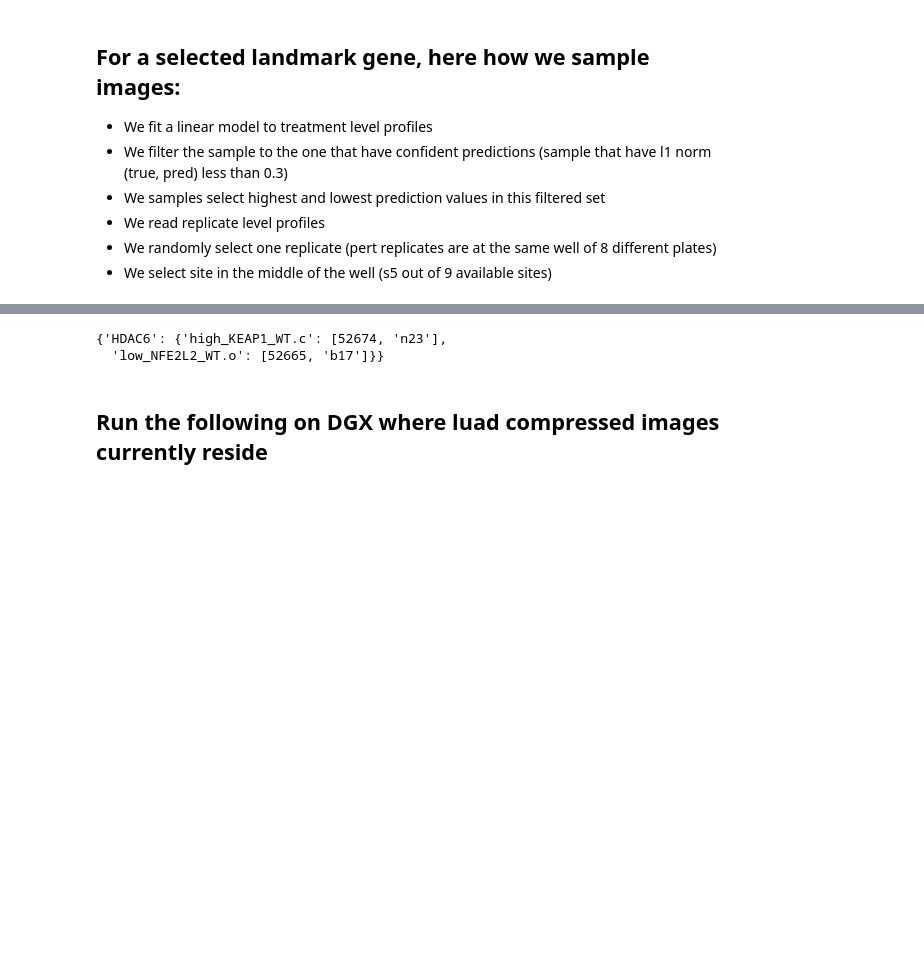
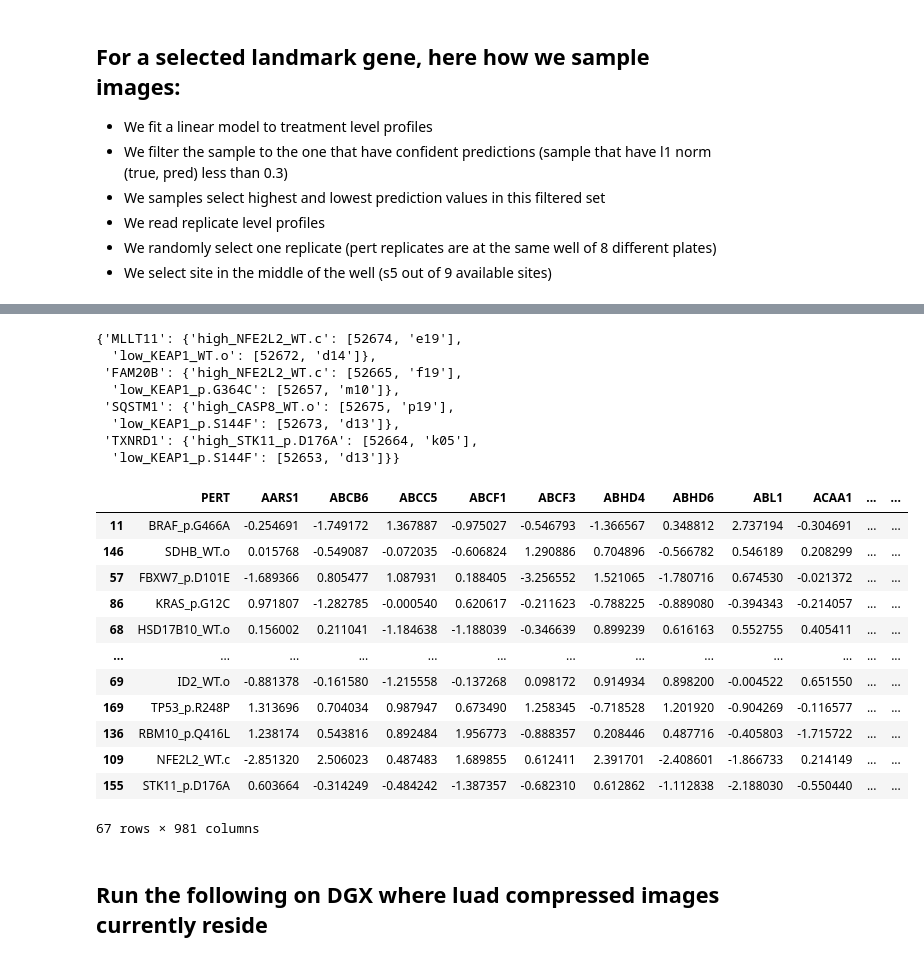
Before and after one commit to carpenter-singh-lab/2022_Haghighi_NatureMethods, a Jupyter notebook: App1.single_feature_prediction/lookup_luad_images.ipynb, the cells around one changed output, grey strips where cells are left out. Cells and saved outputs as stored; diff of their text form; code cells hidden in the pictures; blank space fills up the shorter version.

```diff
--- a/App1.single_feature_prediction/lookup_luad_images.ipynb
+++ b/App1.single_feature_prediction/lookup_luad_images.ipynb
@@ -105,8 +126,50 @@ for g in luad_genes_to_inspect_ims:
 # %%
+luad_genes_to_inspect_ims=['MLLT11','FAM20B','SQSTM1','TXNRD1']
+l1k_2=l1k.copy()
+for g in luad_genes_to_inspect_ims:
+    model = linear_model.Lasso(alpha=0.02)
+    model.fit(cp[cp_features],l1k[g])
+    y_pred=model.predict(cp[cp_features])
+    l1k_2['pred']=y_pred
+    l1k_2['diff']=abs(l1k_2['pred']-l1k[g])
+#     l1k_2[l1k_2['diff']<0.3]
+    pert_to_vis_max=l1k_2[l1k_2['diff']<0.3].sort_values(by=['pred'],ascending=False)[:10].PERT.values[0]
+    p,w=cp_data_repLevel[cp_data_repLevel['x_mutation_status']==pert_to_vis_max].sample(1)[['Metadata_Plate','Metadata_Well']].values[0]
+    dict_imag_lookup[g]={}
+    dict_imag_lookup[g]['high_'+pert_to_vis_max]=[p,w]
+    pert_to_vis_min=l1k_2[l1k_2['diff']<0.3].sort_values(by=['pred'],ascending=False)[-1:].PERT.values[0]
+    p,w=cp_data_repLevel[cp_data_repLevel['x_mutation_status']==pert_to_vis_min].sample(1)[['Metadata_Plate','Metadata_Well']].values[0]
+    dict_imag_lookup[g]['low_'+pert_to_vis_min]=[p,w]
+#     print(g,pert_to_vis_max,pert_to_vis_min)
 dict_imag_lookup
 # %% [output]
-{'HDAC6': {'high_KEAP1_WT.c': [52674, 'n23'],
-  'low_NFE2L2_WT.o': [52665, 'b17']}}
+{'MLLT11': {'high_NFE2L2_WT.c': [52674, 'e19'],
+  'low_KEAP1_WT.o': [52672, 'd14']},
+ 'FAM20B': {'high_NFE2L2_WT.c': [52665, 'f19'],
+  'low_KEAP1_p.G364C': [52657, 'm10']},
+ 'SQSTM1': {'high_CASP8_WT.o': [52675, 'p19'],
+  'low_KEAP1_p.S144F': [52673, 'd13']},
+ 'TXNRD1': {'high_STK11_p.D176A': [52664, 'k05'],
+  'low_KEAP1_p.S144F': [52653, 'd13']}}
+# %%
+# cp_data_repLevel[cp_data_repLevel['x_mutation_status']==pert_to_vis_max]
+# l1k_2[l1k_2['diff']<0.1].sort_values(by=['pred'],ascending=False).PERT.values
+# l1k_2[l1k_2['diff']<0.1].sort_values(by=['pred'],ascending=False)[:10].sample(1)
+l1k_2[l1k_2['diff']<0.2].sort_values(by=['pred'],ascending=True)
+# %% [output]
+|  | PERT | AARS1 | ABCB6 | ABCC5 | ABCF1 | ABCF3 | ABHD4 | ABHD6 | ABL1 | ACAA1 | ... | ... |
+| 11 | BRAF_p.G466A | -0.254691 | -1.749172 | 1.367887 | -0.975027 | -0.546793 | -1.366567 | 0.348812 | 2.737194 | -0.304691 | ... | ... |
+| 146 | SDHB_WT.o | 0.015768 | -0.549087 | -0.072035 | -0.606824 | 1.290886 | 0.704896 | -0.566782 | 0.546189 | 0.208299 | ... | ... |
+| 57 | FBXW7_p.D101E | -1.689366 | 0.805477 | 1.087931 | 0.188405 | -3.256552 | 1.521065 | -1.780716 | 0.674530 | -0.021372 | ... | ... |
+| 86 | KRAS_p.G12C | 0.971807 | -1.282785 | -0.000540 | 0.620617 | -0.211623 | -0.788225 | -0.889080 | -0.394343 | -0.214057 | ... | ... |
+| 68 | HSD17B10_WT.o | 0.156002 | 0.211041 | -1.184638 | -1.188039 | -0.346639 | 0.899239 | 0.616163 | 0.552755 | 0.405411 | ... | ... |
+| ... | ... | ... | ... | ... | ... | ... | ... | ... | ... | ... | ... | ... |
+| 69 | ID2_WT.o | -0.881378 | -0.161580 | -1.215558 | -0.137268 | 0.098172 | 0.914934 | 0.898200 | -0.004522 | 0.651550 | ... | ... |
+| 169 | TP53_p.R248P | 1.313696 | 0.704034 | 0.987947 | 0.673490 | 1.258345 | -0.718528 | 1.201920 | -0.904269 | -0.116577 | ... | ... |
+| 136 | RBM10_p.Q416L | 1.238174 | 0.543816 | 0.892484 | 1.956773 | -0.888357 | 0.208446 | 0.487716 | -0.405803 | -1.715722 | ... | ... |
+| 109 | NFE2L2_WT.c | -2.851320 | 2.506023 | 0.487483 | 1.689855 | 0.612411 | 2.391701 | -2.408601 | -1.866733 | 0.214149 | ... | ... |
+| 155 | STK11_p.D176A | 0.603664 | -0.314249 | -0.484242 | -1.387357 | -0.682310 | 0.612862 | -1.112838 | -2.188030 | -0.550440 | ... | ... |
+67 rows × 981 columns
 # %% [markdown]
 ## Run the following on DGX where luad compressed images currently reside
 # %%
```
Also changed, not shown: parts of 7 cells of this notebook, 29 other files.
